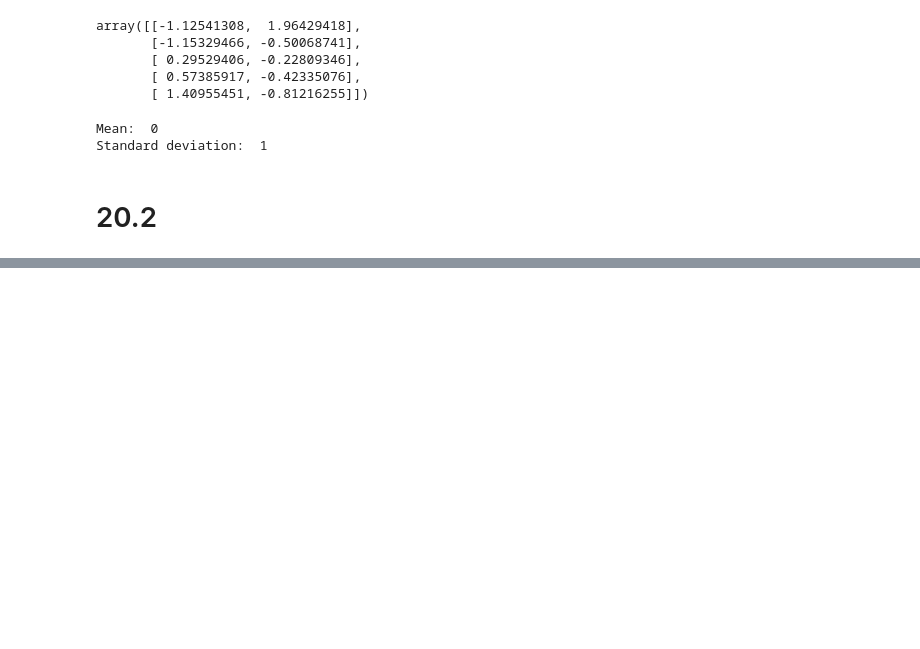
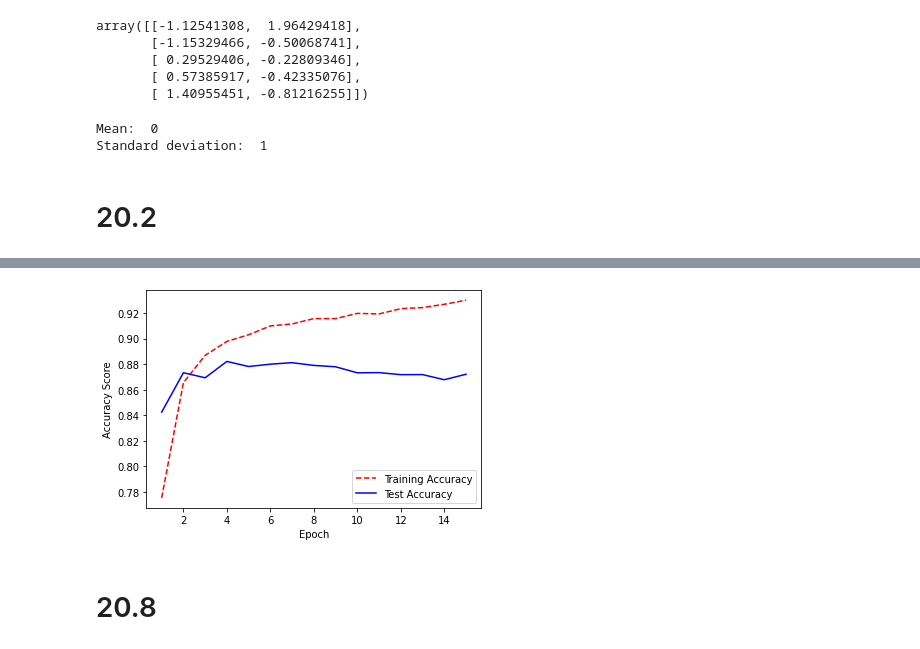
Before and after one commit to rafamarquesi/machine-learning-with-python-cookbook, a Jupyter notebook: cap20/cap20.ipynb, the cells around one changed output, grey strips where cells are left out. Cells and saved outputs as stored; diff of their text form; code cells hidden in the pictures; blank space fills up the shorter version.

```diff
--- a/cap20/cap20.ipynb
+++ b/cap20/cap20.ipynb
@@ -41,0 +387,16 @@ Standard deviation:  1
+# %%
+# Get training and test accuracy histories
+training_accuracy = history.history['accuracy']
+test_accuracy = history.history['val_accuracy']
+plt.plot(epoch_count, training_accuracy, 'r--')
+plt.plot(epoch_count, test_accuracy, 'b-')
+
+# Visualize accuracy history
+plt.legend(['Training Accuracy', 'Test Accuracy'])
+plt.xlabel('Epoch')
+plt.ylabel('Accuracy Score')
+plt.show()
+# %% [output]
+[figure, added]
+# %% [markdown]
+# 20.8
```
Also changed, not shown: parts of 15 cells of this notebook, 1 other file.
